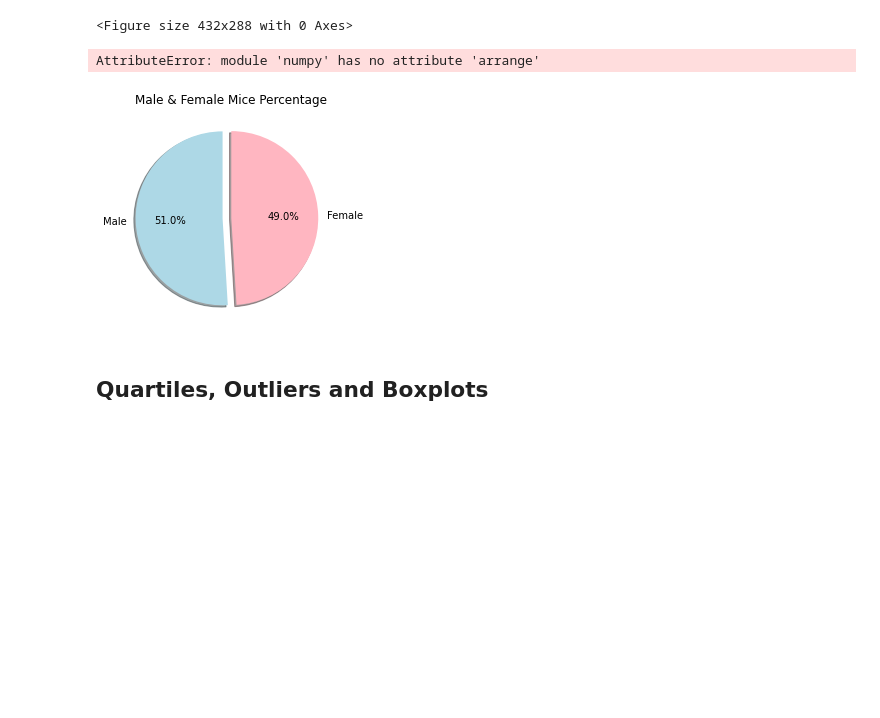
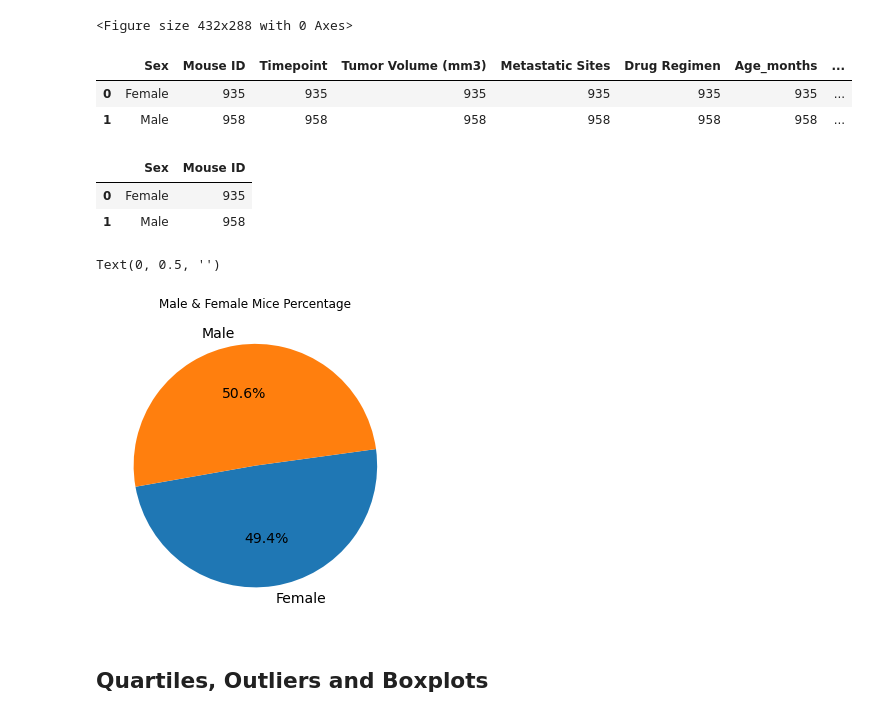
Before and after one commit to LiteshSamji/Matplotlib-Pymaceuticals, a Jupyter notebook: pymaceuticals_starter.ipynb, the cells around one changed output. Saved outputs shown, nothing was run; the diff lists cells and outputs as text; code cells hidden in the pictures; blank space fills up the shorter version.

Commit message:
Pandas Bar and Pie charts added

```diff
--- a/pymaceuticals_starter.ipynb
+++ b/pymaceuticals_starter.ipynb
@@ -127,45 +127,35 @@ plt.tight_layout()
 <Figure size 432x288 with 0 Axes>
 # %%
 # Generate a bar plot showing the total number of timepoints for all mice tested for each drug regimen using pyplot.
-pyplot_df = clean_df.groupby("Drug Regimen")["Timepoint"].count()
-
-x_axis = np.arrange(len(pyplot_df))
-plt.xticks(x_axis,pyplot_df.index)
-
-plt.title("Drug Regimen / Timepoints")
-plt.xlabel("Drug Regimen")
-plt.ylabel("Total Timepoints")
-plt.legend("Timepoint", loc="upper right")
-
-plt.xticks(rotation=90)
-# %% [output]
-AttributeError: module 'numpy' has no attribute 'arrange'
-# %%
-# Generate a pie plot showing the distribution of female versus male mice using Pandas
-mf_count=clean_df["Sex"].value_counts()
-
-#Labels for each section
-labels=mf_count.values
-
-#Values of each section
-sizes=mf_count.values
-
-#Colors
-colors=["lightblue", "lightpink"]
-
-#Exploiding the male column
-
-#explode=[0.1,0]
-
-#Plt the Pie Chart
-mf_count.plot(kind="pie", explode=explode, colors=colors, autopct="%1.1f%%", shadow=True, startangle=90)
-
-#Formatting
-plt.title("Male & Female Mice Percentage")
-plt.ylabel(" ")
-plt.show()
-# %% [output]
-[figure, removed]
+# %%
+# Generate a pie plot showing the distribution of female versus male mice using Pandas
+gender_df = pd.DataFrame(combined_df.groupby(["Sex"]).count()).reset_index()
+gender_df.head()
+# %% [output]
+|  | Sex | Mouse ID | Timepoint | Tumor Volume (mm3) | Metastatic Sites | Drug Regimen | Age_months | ... |
+| 0 | Female | 935 | 935 | 935 | 935 | 935 | 935 | ... |
+| 1 | Male | 958 | 958 | 958 | 958 | 958 | 958 | ... |
+# %%
+#Group dataframe by Sex and ID
+gender_df = gender_df[["Sex","Mouse ID"]]
+gender_df.head()
+# %% [output]
+|  | Sex | Mouse ID |
+| 0 | Female | 935 |
+| 1 | Male | 958 |
+# %%
+# Pie Plot
+plt.figure(figsize=(12,6))
+ax1 = plt.subplot(121, aspect="equal")
+gender_df.plot(kind="pie", y = "Mouse ID", ax=ax1, autopct='%1.1f%%',
+              startangle=190,labels=gender_df["Sex"], legend = False, fontsize=14)
+
+plt.title("Male & Female Mice Percentage")
+plt.xlabel("")
+plt.ylabel("")
+# %% [output]
+Text(0, 0.5, '')
+[figure, added]
 # %%
 # Generate a pie plot showing the distribution of female versus male mice using pyplot
 # %% [markdown]
```
Also changed, not shown: parts of 1 cell of this notebook.
